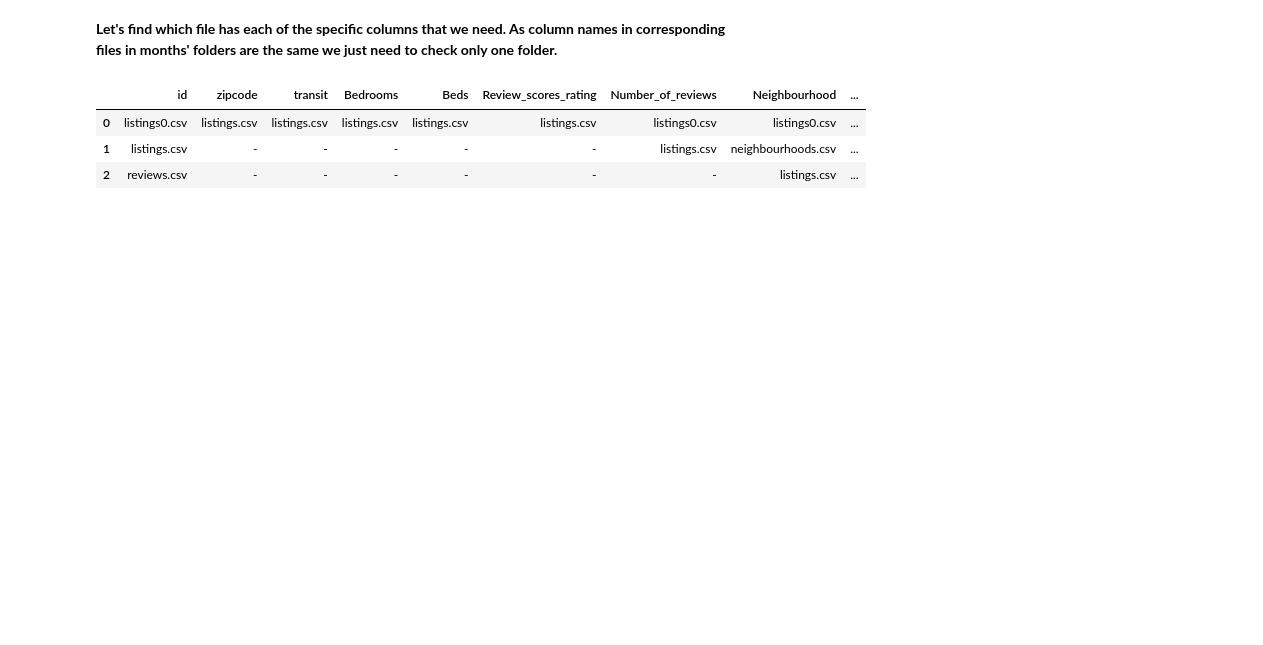
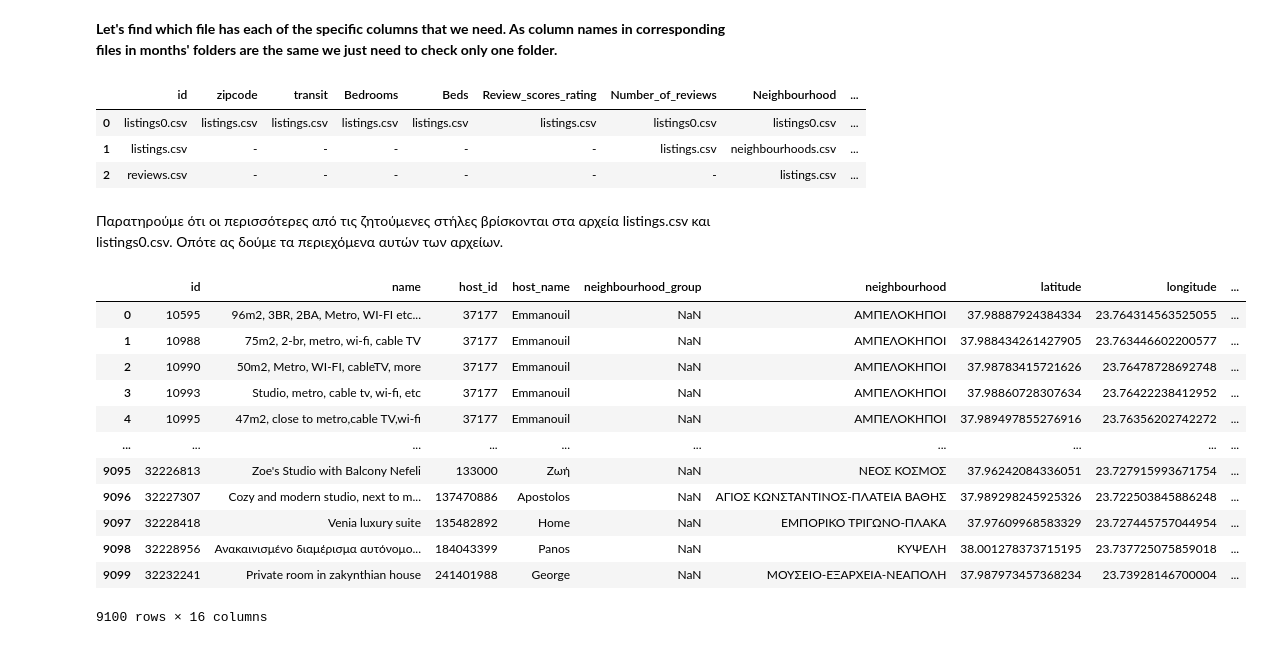
Before and after one commit to PanosEvange/DataMiningProj1_2020, a Jupyter notebook: Project1Final.ipynb, the cells around one changed output. Saved outputs shown, nothing was run; the diff lists cells and outputs as text; code cells hidden in the pictures; blank space fills up the shorter version.

Commit message:
data exploration and prepartion before merge

```diff
--- a/Project1Final.ipynb
+++ b/Project1Final.ipynb
@@ -173,3 +173,24 @@ display(concatMapDf)
 | 0 | listings0.csv | listings.csv | listings.csv | listings.csv | listings.csv | listings.csv | listings0.csv | listings0.csv | ... |
 | 1 | listings.csv | - | - | - | - | - | listings.csv | neighbourhoods.csv | ... |
 | 2 | reviews.csv | - | - | - | - | - | - | listings.csv | ... |
+# %% [markdown]
+Παρατηρούμε ότι οι περισσότερες από τις ζητούμενες στήλες βρίσκονται στα αρχεία listings.csv και listings0.csv.
+Οπότε ας δούμε τα περιεχόμενα αυτών των αρχείων.
+# %%
+testDf = pd.read_csv('./data/febrouary/listings0.csv', dtype='unicode')
+
+testDf
+# %% [output]
+|  | id | name | host_id | host_name | neighbourhood_group | neighbourhood | latitude | longitude | ... |
+| 0 | 10595 | 96m2, 3BR, 2BA, Metro, WI-FI etc... | 37177 | Emmanouil | NaN | ΑΜΠΕΛΟΚΗΠΟΙ | 37.98887924384334 | 23.764314563525055 | ... |
+| 1 | 10988 | 75m2, 2-br, metro, wi-fi, cable TV | 37177 | Emmanouil | NaN | ΑΜΠΕΛΟΚΗΠΟΙ | 37.988434261427905 | 23.763446602200577 | ... |
+| 2 | 10990 | 50m2, Metro, WI-FI, cableTV, more | 37177 | Emmanouil | NaN | ΑΜΠΕΛΟΚΗΠΟΙ | 37.98783415721626 | 23.76478728692748 | ... |
+| 3 | 10993 | Studio, metro, cable tv, wi-fi, etc | 37177 | Emmanouil | NaN | ΑΜΠΕΛΟΚΗΠΟΙ | 37.98860728307634 | 23.76422238412952 | ... |
+| 4 | 10995 | 47m2, close to metro,cable TV,wi-fi | 37177 | Emmanouil | NaN | ΑΜΠΕΛΟΚΗΠΟΙ | 37.989497855276916 | 23.76356202742272 | ... |
+| ... | ... | ... | ... | ... | ... | ... | ... | ... | ... |
+| 9095 | 32226813 | Zoe's Studio with Balcony Nefeli | 133000 | Ζωή | NaN | ΝΕΟΣ ΚΟΣΜΟΣ | 37.96242084336051 | 23.727915993671754 | ... |
+| 9096 | 32227307 | Cozy and modern studio, next to m... | 137470886 | Apostolos | NaN | ΑΓΙΟΣ ΚΩΝΣΤΑΝΤΙΝΟΣ-ΠΛΑΤΕΙΑ ΒΑΘΗΣ | 37.989298245925326 | 23.722503845886248 | ... |
+| 9097 | 32228418 | Venia luxury suite | 135482892 | Home | NaN | ΕΜΠΟΡΙΚΟ ΤΡΙΓΩΝΟ-ΠΛΑΚΑ | 37.97609968583329 | 23.727445757044954 | ... |
+| 9098 | 32228956 | Ανακαινισμένο διαμέρισμα αυτόνομο... | 184043399 | Panos | NaN | ΚΥΨΕΛΗ | 38.001278373715195 | 23.737725075859018 | ... |
+| 9099 | 32232241 | Private room in zakynthian house | 241401988 | George | NaN | ΜΟΥΣΕΙΟ-ΕΞΑΡΧΕΙΑ-ΝΕΑΠΟΛΗ | 37.987973457368234 | 23.73928146700004 | ... |
+9100 rows × 16 columns
```
Also changed, not shown: parts of 4 cells of this notebook, 1 other file.
